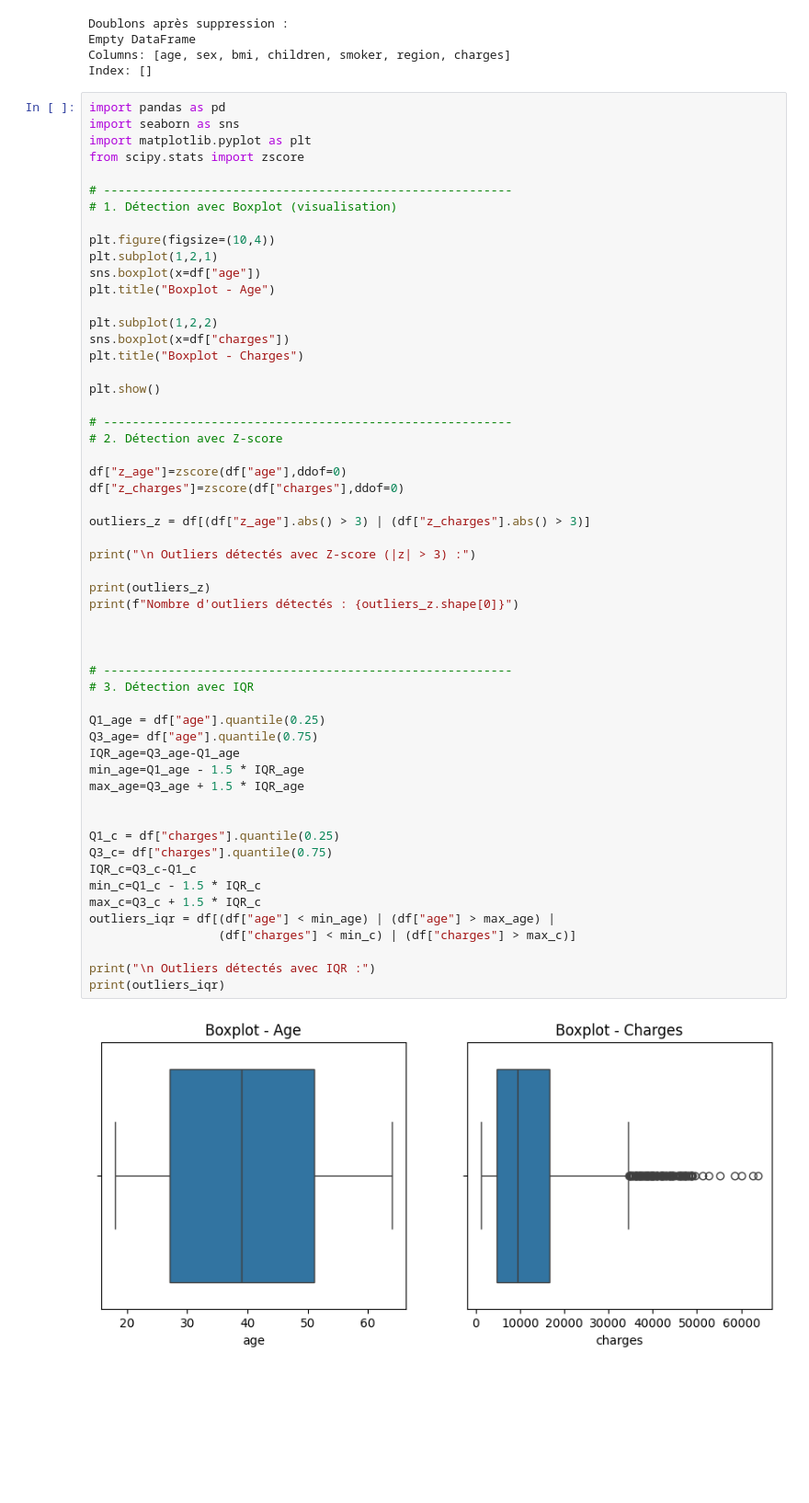
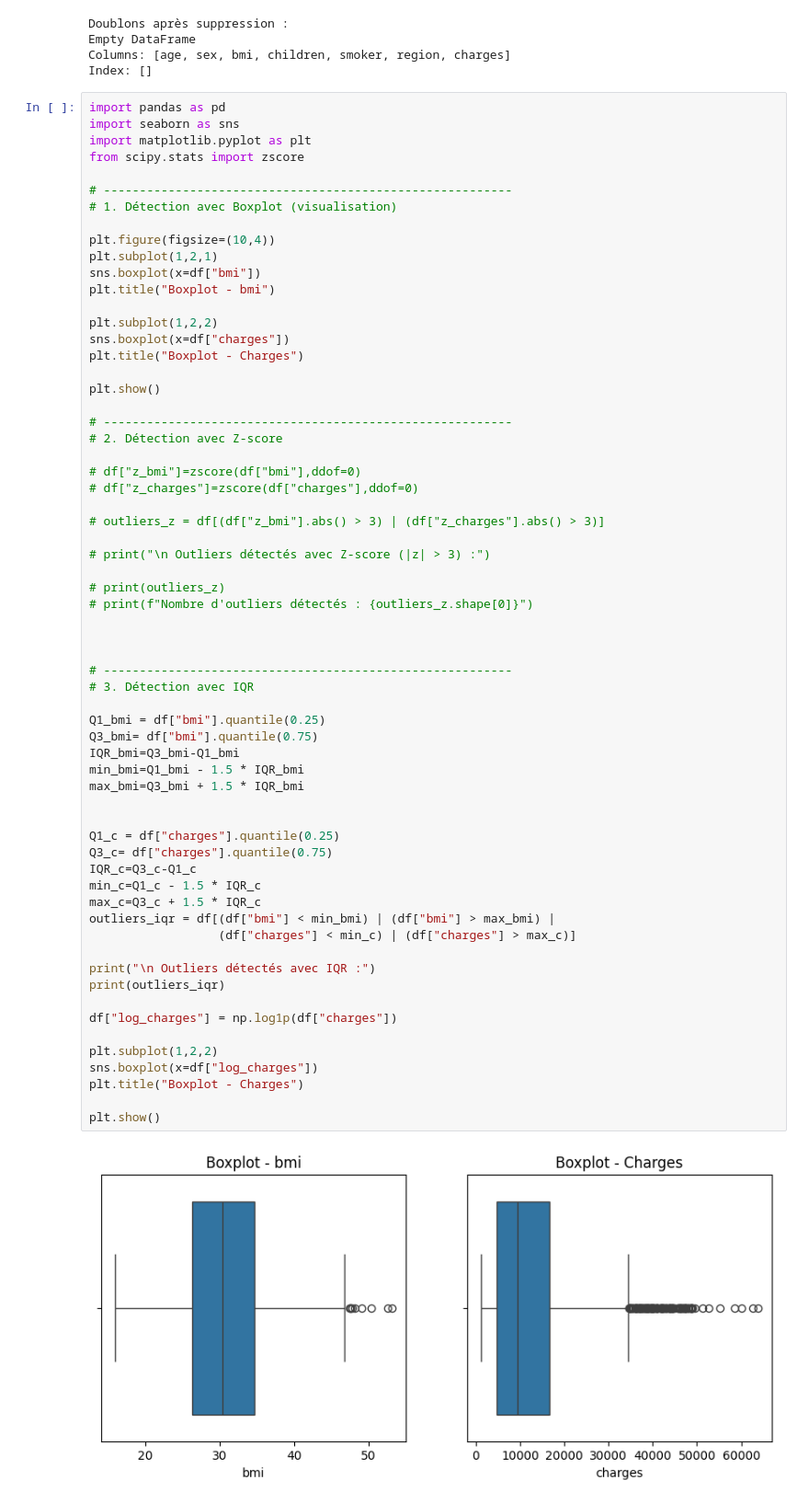
Before and after one commit to elabiad-malika2/Predicteur-de-Charges-d-Assurance-Maladie, a Jupyter notebook: notebooks/data_loader.ipynb, the cells around one changed output. Shown at 92% size. Drawn from its saved outputs; the diff is of its cells as text; blank space fills up the shorter version.

```diff
--- a/notebooks/data_loader.ipynb
+++ b/notebooks/data_loader.ipynb
@@ -247,49 +251,57 @@ from scipy.stats import zscore
 
 plt.figure(figsize=(10,4))
 plt.subplot(1,2,1)
-sns.boxplot(x=df["age"])
-plt.title("Boxplot - Age")
+sns.boxplot(x=df["bmi"])
+plt.title("Boxplot - bmi")
 
 plt.subplot(1,2,2)
 sns.boxplot(x=df["charges"])
 plt.title("Boxplot - Charges")
 
 plt.show()
 
 # ---------------------------------------------------------
 # 2. Détection avec Z-score
 
-df["z_age"]=zscore(df["age"],ddof=0)
-df["z_charges"]=zscore(df["charges"],ddof=0)
+# df["z_bmi"]=zscore(df["bmi"],ddof=0)
+# df["z_charges"]=zscore(df["charges"],ddof=0)
 
-outliers_z = df[(df["z_age"].abs() > 3) | (df["z_charges"].abs() > 3)]
+# outliers_z = df[(df["z_bmi"].abs() > 3) | (df["z_charges"].abs() > 3)]
 
-print("\n Outliers détectés avec Z-score (|z| > 3) :")
+# print("\n Outliers détectés avec Z-score (|z| > 3) :")
 
-print(outliers_z)
-print(f"Nombre d'outliers détectés : {outliers_z.shape[0]}")
+# print(outliers_z)
+# print(f"Nombre d'outliers détectés : {outliers_z.shape[0]}")
 
 
 
 # ---------------------------------------------------------
 # 3. Détection avec IQR
 
-Q1_age = df["age"].quantile(0.25)
-Q3_age= df["age"].quantile(0.75)
-IQR_age=Q3_age-Q1_age
-min_age=Q1_age - 1.5 * IQR_age
-max_age=Q3_age + 1.5 * IQR_age
+Q1_bmi = df["bmi"].quantile(0.25)
+Q3_bmi= df["bmi"].quantile(0.75)
+IQR_bmi=Q3_bmi-Q1_bmi
+min_bmi=Q1_bmi - 1.5 * IQR_bmi
+max_bmi=Q3_bmi + 1.5 * IQR_bmi
 
 
 Q1_c = df["charges"].quantile(0.25)
 Q3_c= df["charges"].quantile(0.75)
 IQR_c=Q3_c-Q1_c
 min_c=Q1_c - 1.5 * IQR_c
 max_c=Q3_c + 1.5 * IQR_c
-outliers_iqr = df[(df["age"] < min_age) | (df["age"] > max_age) |
+outliers_iqr = df[(df["bmi"] < min_bmi) | (df["bmi"] > max_bmi) |
                   (df["charges"] < min_c) | (df["charges"] > max_c)]
 
 print("\n Outliers détectés avec IQR :")
 print(outliers_iqr)
+
+df["log_charges"] = np.log1p(df["charges"])
+
+plt.subplot(1,2,2)
+sns.boxplot(x=df["log_charges"])
+plt.title("Boxplot - Charges")
+
+plt.show()
 # %% [output]
-[figure, old version]
+[figure, new version]
```
Also changed, not shown: parts of 8 cells of this notebook.
